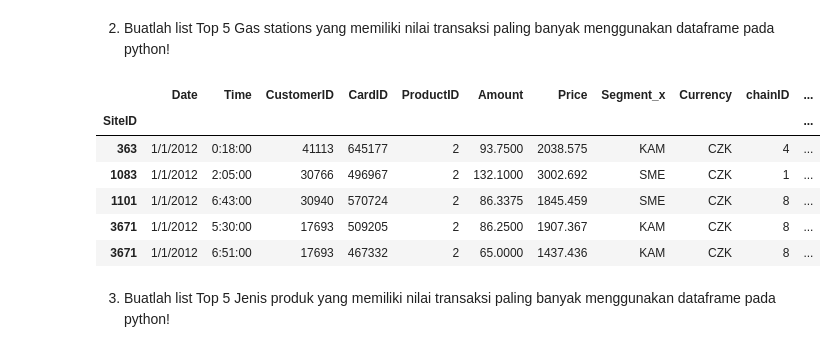
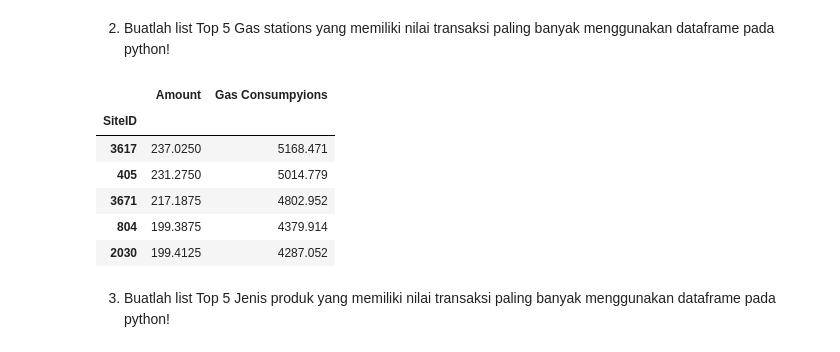
Before and after one commit to oohlizha/Tugas-Pt-2, a Jupyter notebook: HackathonBI.ipynb, the cells around one changed output. Saved outputs shown, nothing was run; the diff lists cells and outputs as text; code cells hidden in the pictures.

```diff
--- a/HackathonBI.ipynb
+++ b/HackathonBI.ipynb
@@ -139,17 +139,18 @@ display(top5.set_index('CustomerID'))
 | 17693 | 1/1/2012 | 6:51:00 | 467332 | 3671 | 2 | 65.0000 | 1437.436 | KAM | CZK | 8 | ... |
 # %% [markdown]
 2. Buatlah list Top 5 Gas stations yang memiliki nilai transaksi paling banyak menggunakan dataframe pada python!
-# %%
-#Soal No 2
-top5 = dfmerge.head()
-display(top5.set_index('SiteID'))
-# %% [output]
-|  | Date | Time | CustomerID | CardID | ProductID | Amount | Price | Segment_x | Currency | chainID | ... |
-| SiteID |  |  |  |  |  |  |  |  |  |  | ... |
-| 363 | 1/1/2012 | 0:18:00 | 41113 | 645177 | 2 | 93.7500 | 2038.575 | KAM | CZK | 4 | ... |
-| 1083 | 1/1/2012 | 2:05:00 | 30766 | 496967 | 2 | 132.1000 | 3002.692 | SME | CZK | 1 | ... |
-| 1101 | 1/1/2012 | 6:43:00 | 30940 | 570724 | 2 | 86.3375 | 1845.459 | SME | CZK | 8 | ... |
-| 3671 | 1/1/2012 | 5:30:00 | 17693 | 509205 | 2 | 86.2500 | 1907.367 | KAM | CZK | 8 | ... |
-| 3671 | 1/1/2012 | 6:51:00 | 17693 | 467332 | 2 | 65.0000 | 1437.436 | KAM | CZK | 8 | ... |
+# %%
+#Soal No 2
+tlct= dfmerge.groupby('SiteID')[['Amount','Price']].sum().sort_values(by='Price',ascending=False)
+tlct = tlct.rename(columns={'Price':'Gas Consumpyions'})
+tlct.head()
+# %% [output]
+|  | Amount | Gas Consumpyions |
+| SiteID |  |  |
+| 3617 | 237.0250 | 5168.471 |
+| 405 | 231.2750 | 5014.779 |
+| 3671 | 217.1875 | 4802.952 |
+| 804 | 199.3875 | 4379.914 |
+| 2030 | 199.4125 | 4287.052 |
 # %% [markdown]
 3. Buatlah list Top 5 Jenis produk yang memiliki nilai transaksi paling banyak menggunakan dataframe pada python!
```
Also changed, not shown: parts of 2 cells of this notebook.
